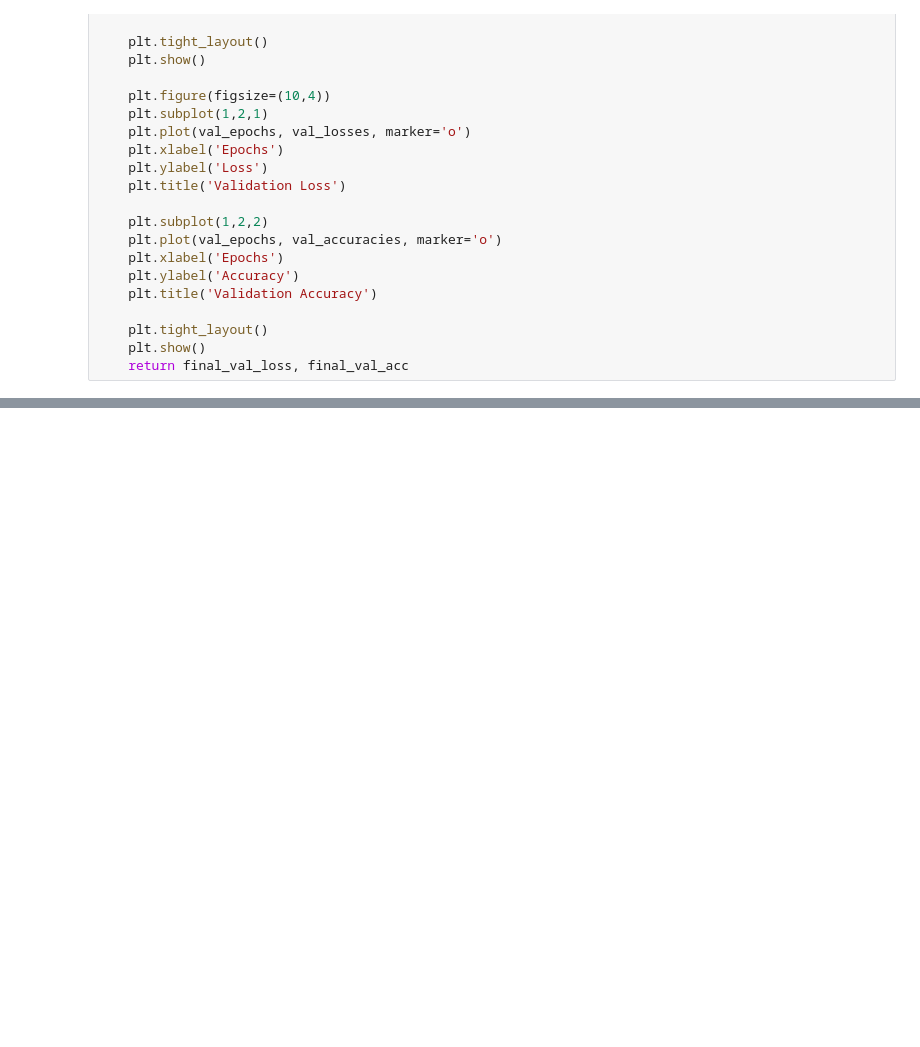
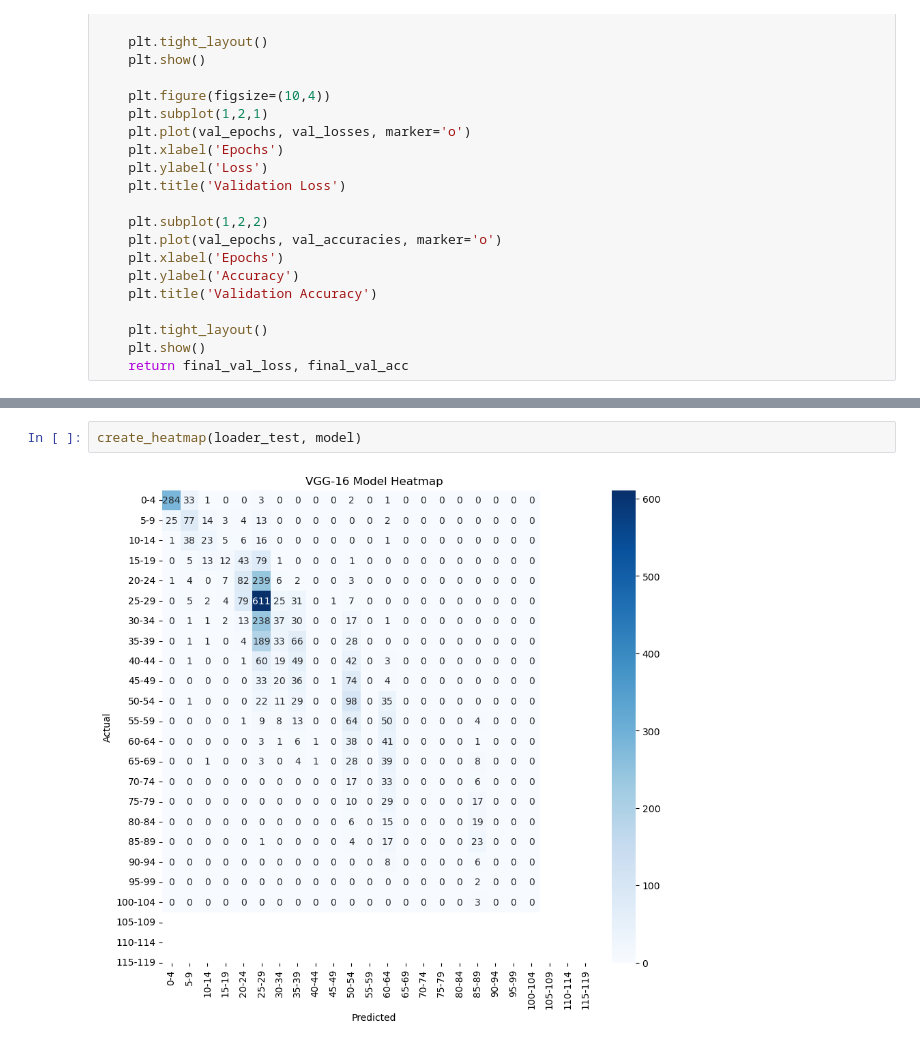
Before and after one commit to ahmedCoder12424/Age-Detector, a Jupyter notebook: VGG16_Model.ipynb, the cells around one changed output, grey strips where cells are left out. Saved outputs shown, nothing was run; the diff lists cells and outputs as text; blank space fills up the shorter version.

```diff
--- a/VGG16_Model.ipynb
+++ b/VGG16_Model.ipynb
@@ -546,0 +619,4 @@ Test Loss: 1.7174, Test Accuracy: 37.63%
+# %%
+create_heatmap(loader_test, model)
+# %% [output]
+[figure, added]
```
Also changed, not shown: parts of 8 cells of this notebook, 1 other file.
